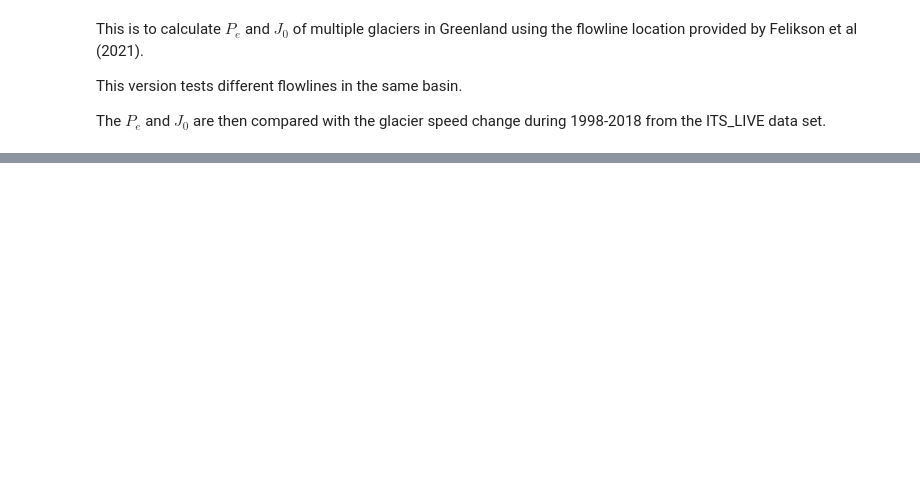
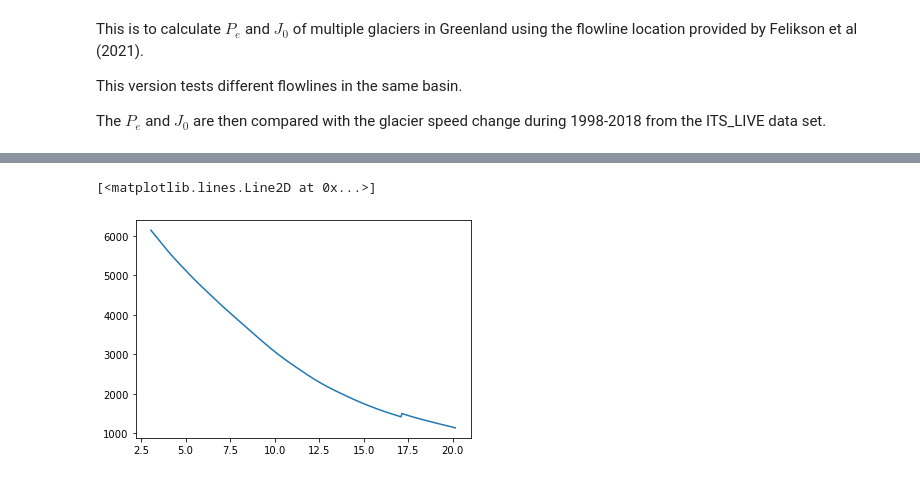
Before and after one commit to whyjz/pejzero, a Jupyter notebook: workflows/Pe-J0-Greenland-SingleBasin.ipynb, the cells around one changed output, grey strips where cells are left out. Drawn from its saved outputs; the diff is of its cells as text; code cells hidden in the pictures; blank space fills up the shorter version.

```diff
--- a/workflows/Pe-J0-Greenland-SingleBasin.ipynb
+++ b/workflows/Pe-J0-Greenland-SingleBasin.ipynb
@@ -195,0 +205,5 @@ plt.savefig('tmp.png')
+# %%
+plt.plot(results['avg']['d'], results['avg']['u'])
+# %% [output]
+[<matplotlib.lines.Line2D at 0x...>]
+[figure, added]
```
Also changed, not shown: parts of 9 cells of this notebook, 7 other files.
